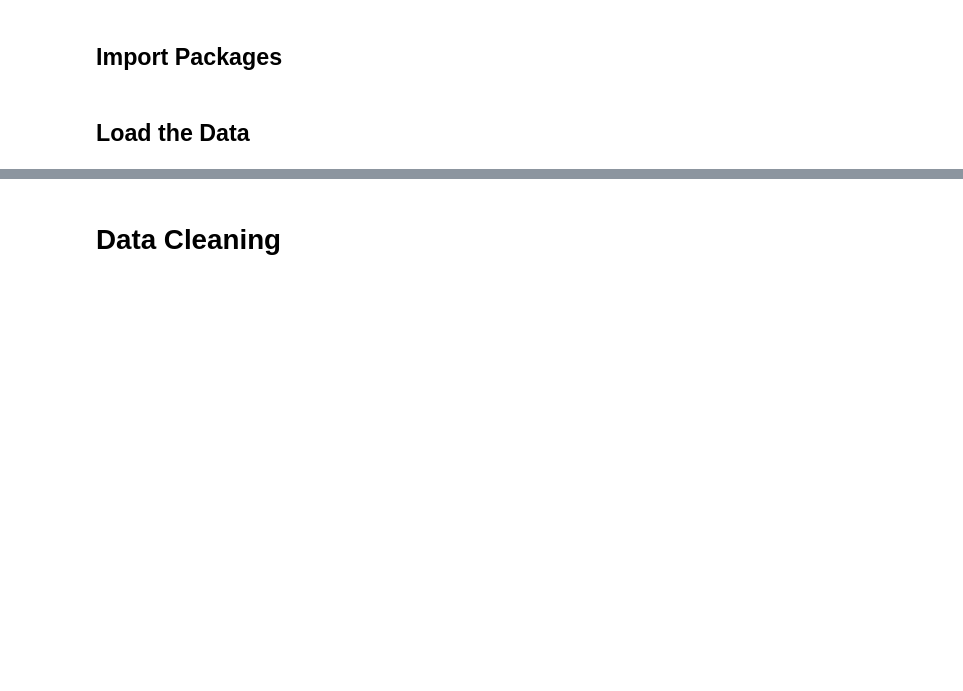
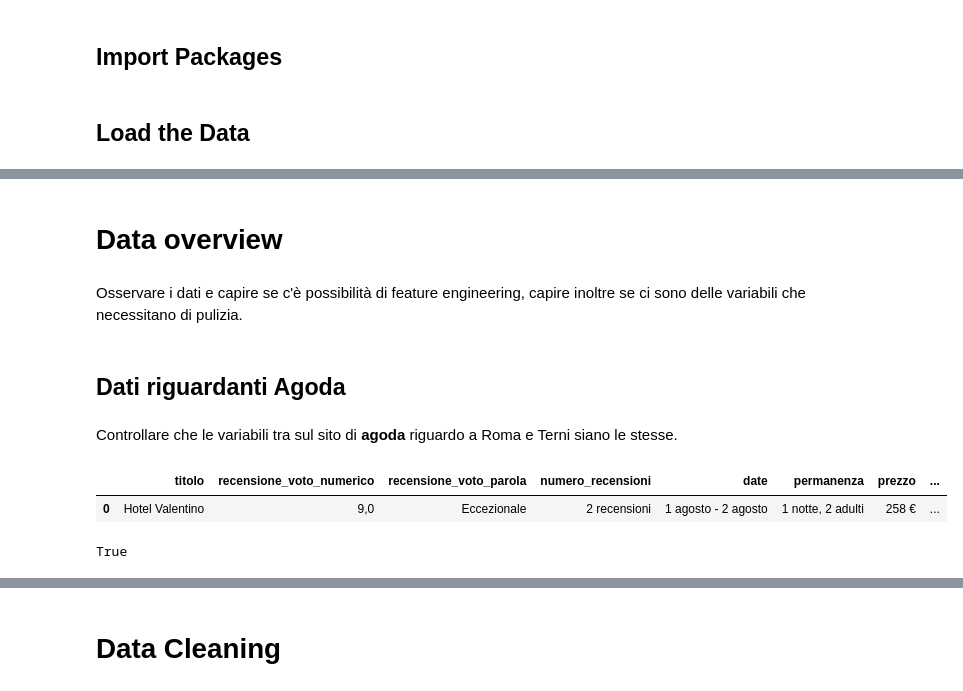
Before and after one commit to mattiamanna2203/RecordLinkage, a Jupyter notebook: Data Product/Cleaning_pipeline.ipynb, the cells around one changed output, grey strips where cells are left out. Saved outputs shown, nothing was run; the diff lists cells and outputs as text; code cells hidden in the pictures; blank space fills up the shorter version.

```diff
--- a/Data Product/Cleaning_pipeline.ipynb
+++ b/Data Product/Cleaning_pipeline.ipynb
@@ -22,0 +29,18 @@ agoda_roma = pd.read_csv(f'{path_data_lake}/agoda_Roma.csv')
+# %% [markdown]
+# Data overview
+# %% [markdown]
+Osservare i dati e capire se c'è possibilità di feature engineering, capire inoltre se ci sono delle variabili
+che necessitano di pulizia.
+# %% [markdown]
+## Dati riguardanti Agoda
+# %% [markdown]
+Controllare che le variabili tra sul sito di **agoda** riguardo a Roma e Terni siano le stesse.
+# %%
+agoda_terni.head(1)
+# %% [output]
+|  | titolo | recensione_voto_numerico | recensione_voto_parola | numero_recensioni | date | permanenza | prezzo | ... |
+| 0 | Hotel Valentino | 9,0 | Eccezionale | 2 recensioni | 1 agosto - 2 agosto | 1 notte, 2 adulti | 258 € | ... |
+# %%
+agoda_terni.columns.equals(agoda_roma.columns)
+# %% [output]
+True
```
Also changed, not shown: parts of 17 cells of this notebook, 1 other file.
